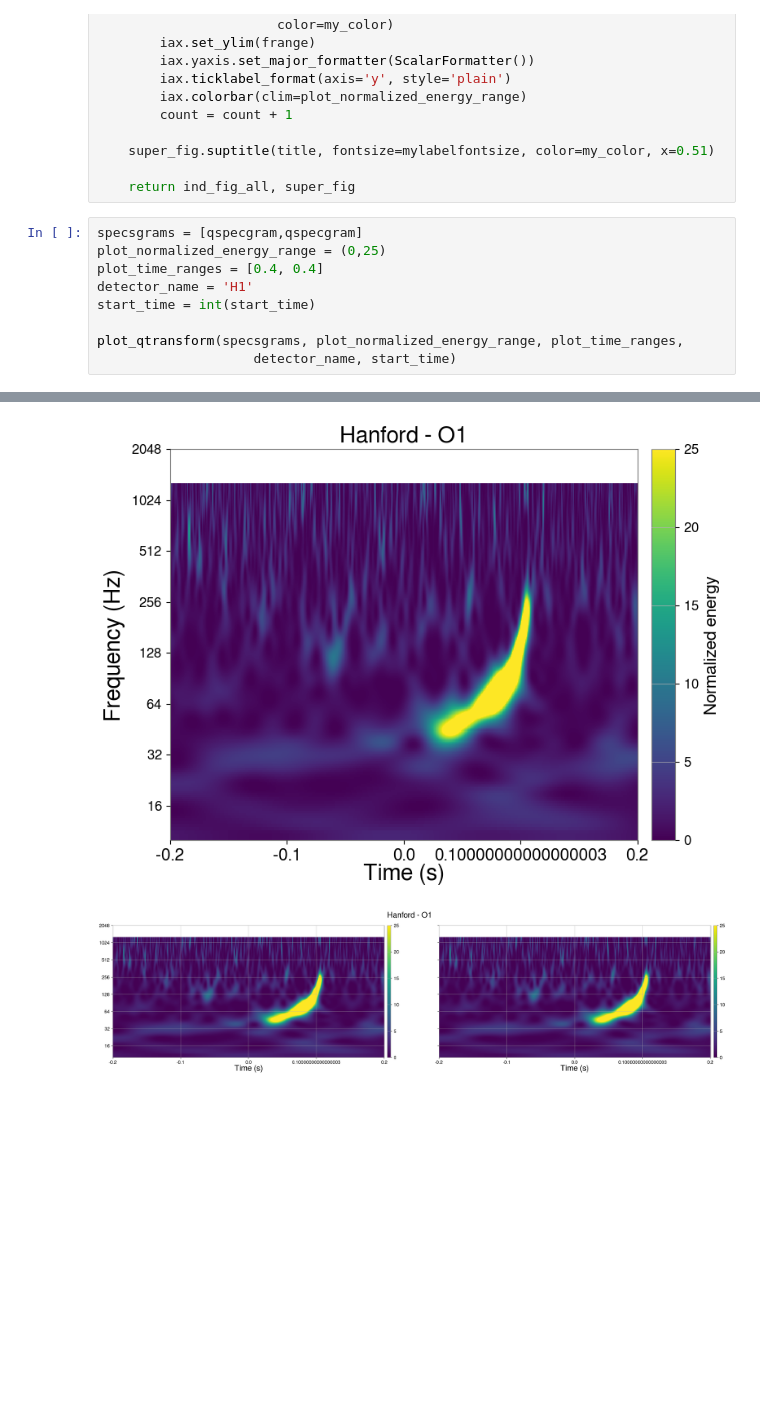
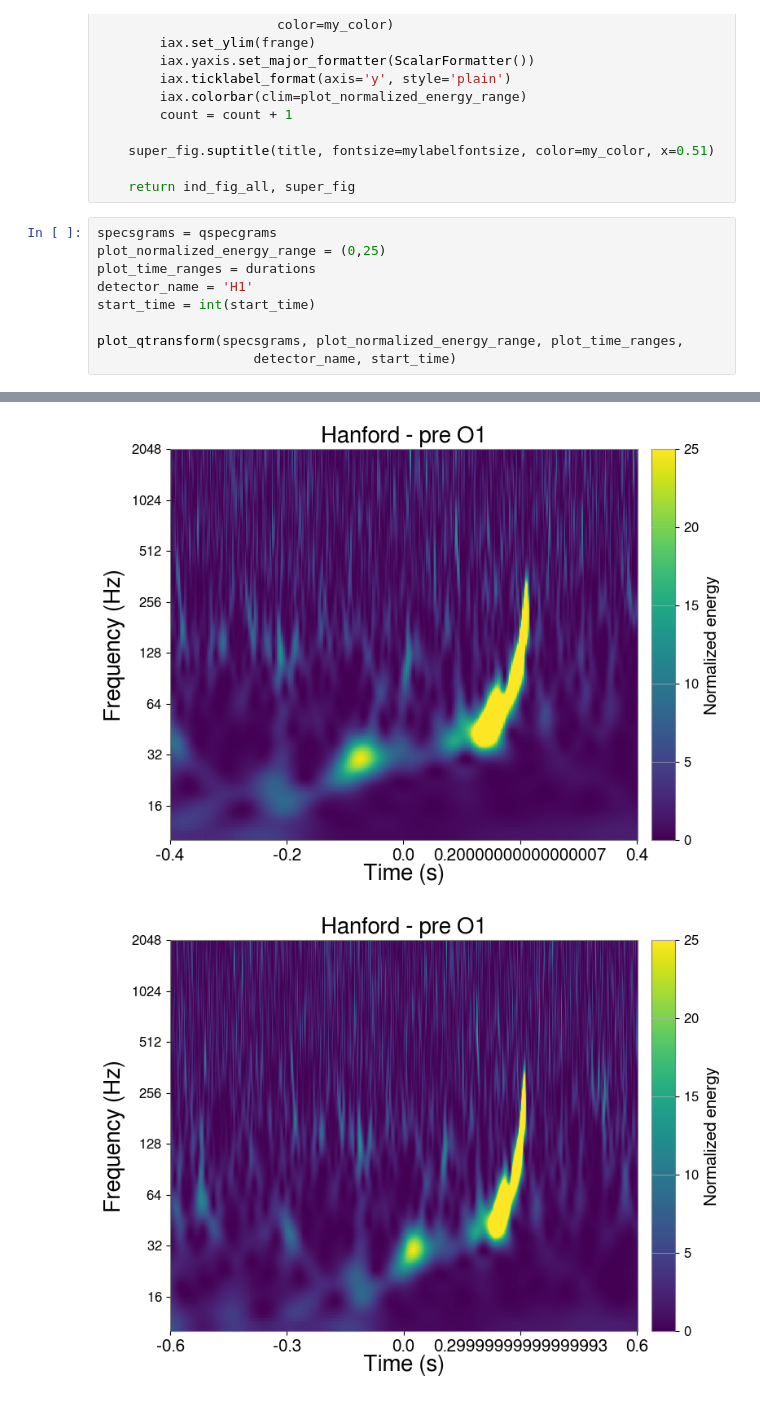
Before and after one commit to eMillar2718/GW_ChirpSim, a Jupyter notebook: GravitySpy.ipynb, the cells around one changed output, grey strips where cells are left out. Saved outputs shown, nothing was run; the diff lists cells and outputs as text; blank space fills up the shorter version.

Commit message:
Plotted 4 duration Q-scans in GravitySpy format, still have the decimal bug on the x axis

```diff
--- a/GravitySpy.ipynb
+++ b/GravitySpy.ipynb
@@ -193,9 +193,9 @@ def plot_qtransform(specsgrams, plot_normalized_energy_range, plot_time_ranges,
 
     return ind_fig_all, super_fig
 # %%
-specsgrams = [qspecgram,qspecgram]
+specsgrams = qspecgrams
 plot_normalized_energy_range = (0,25)
-plot_time_ranges = [0.4, 0.4]
+plot_time_ranges = durations
 detector_name = 'H1'
 start_time = int(start_time)
 
@@ -208,2 +211,2 @@ plot_qtransform(specsgrams, plot_normalized_energy_range, plot_time_ranges,
-[figure, old version]
+[figure, new version]
-[figure, old version]
+[figure, new version]
```
Also changed, not shown: parts of 3 cells of this notebook.
